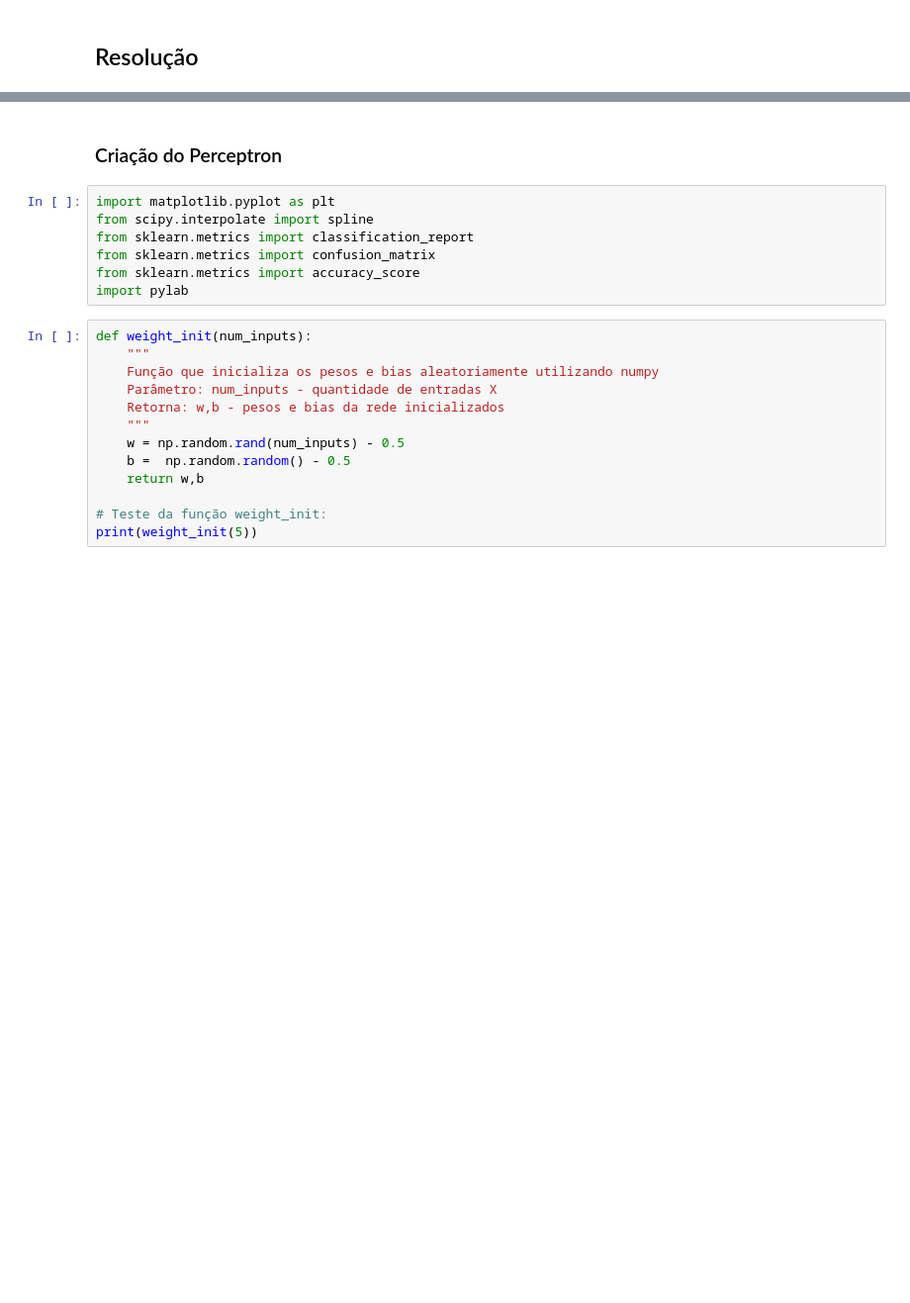
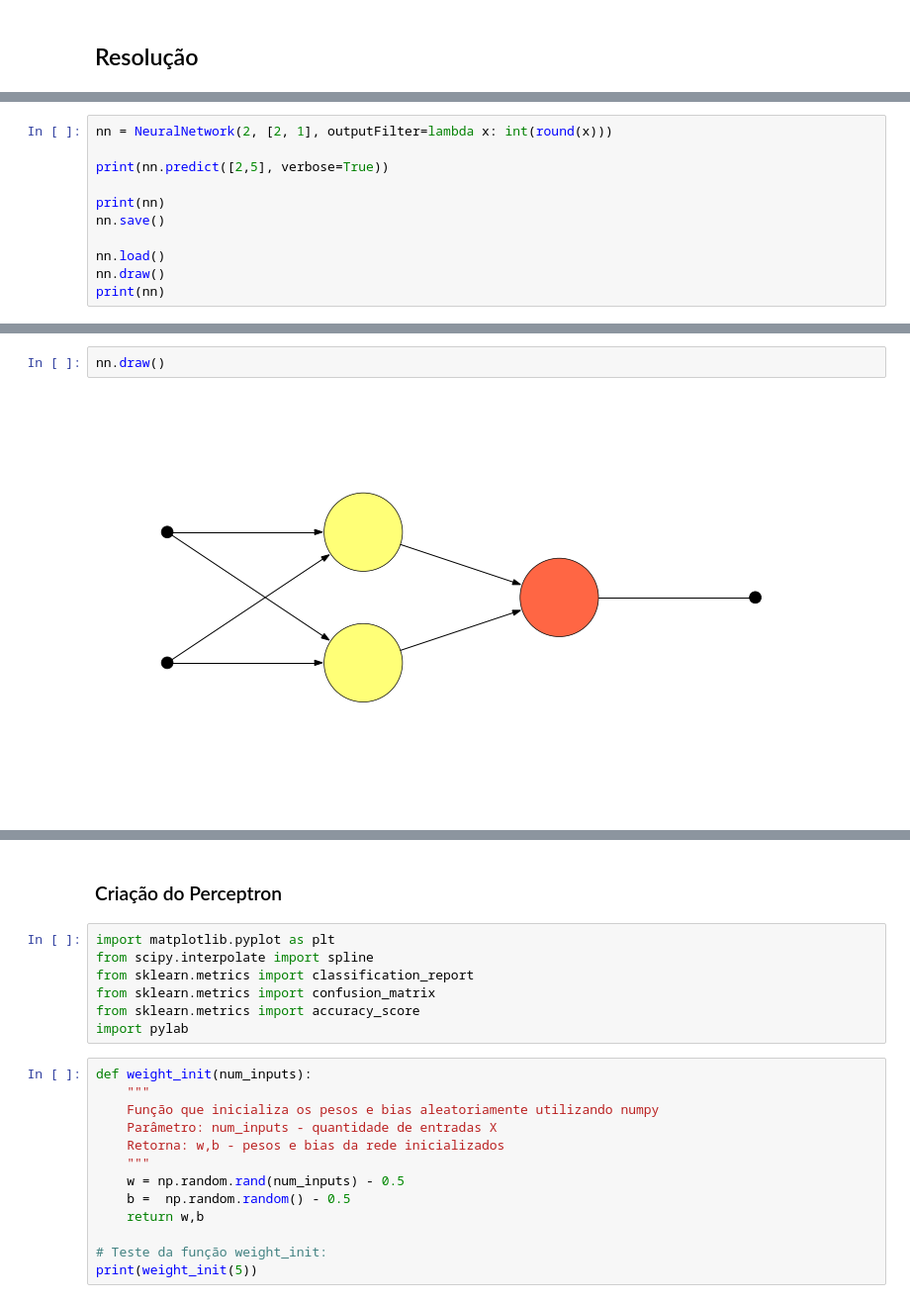
Before and after one commit to RenanGBarreto/neural-network-lib, a Jupyter notebook: Exercicios-01/q2.ipynb, the cells around one changed output, grey strips where cells are left out. Shown at 99% size. Saved outputs shown, nothing was run; the diff lists cells and outputs as text; blank space fills up the shorter version.

```diff
--- a/Exercicios-01/q2.ipynb
+++ b/Exercicios-01/q2.ipynb
@@ -6,0 +255,11 @@
+# %%
+nn = NeuralNetwork(2, [2, 1], outputFilter=lambda x: int(round(x)))
+
+print(nn.predict([2,5], verbose=True))
+
+print(nn)
+nn.save()
+
+nn.load()
+nn.draw()
+print(nn)
@@ -7,3 +281,7 @@
+# %%
+nn.draw()
+# %% [output]
+[figure, added]
 # %%
 import numpy as np
 import math
```
Also changed, not shown: parts of 5 cells of this notebook, 2 other files.
